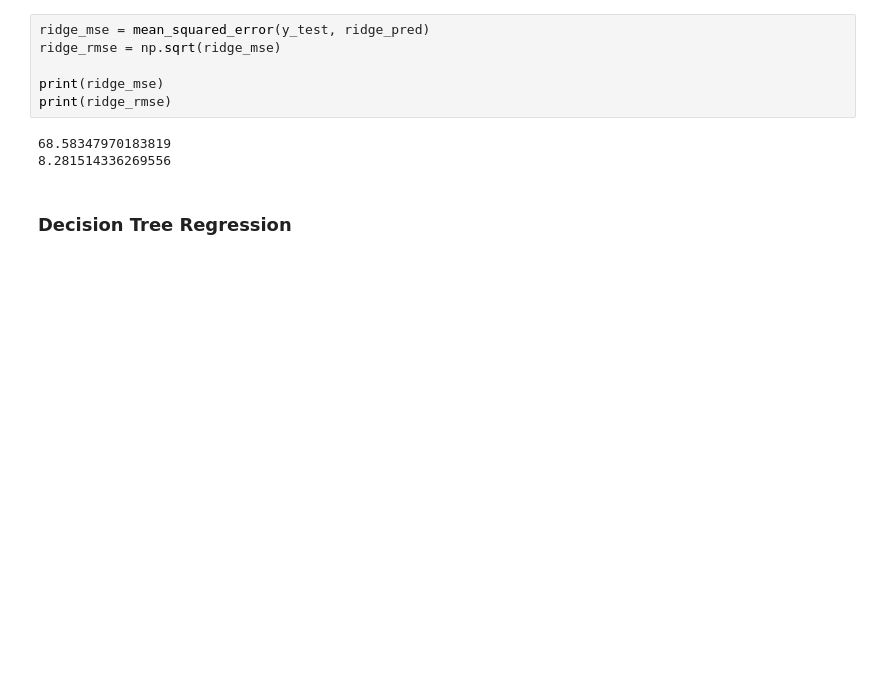
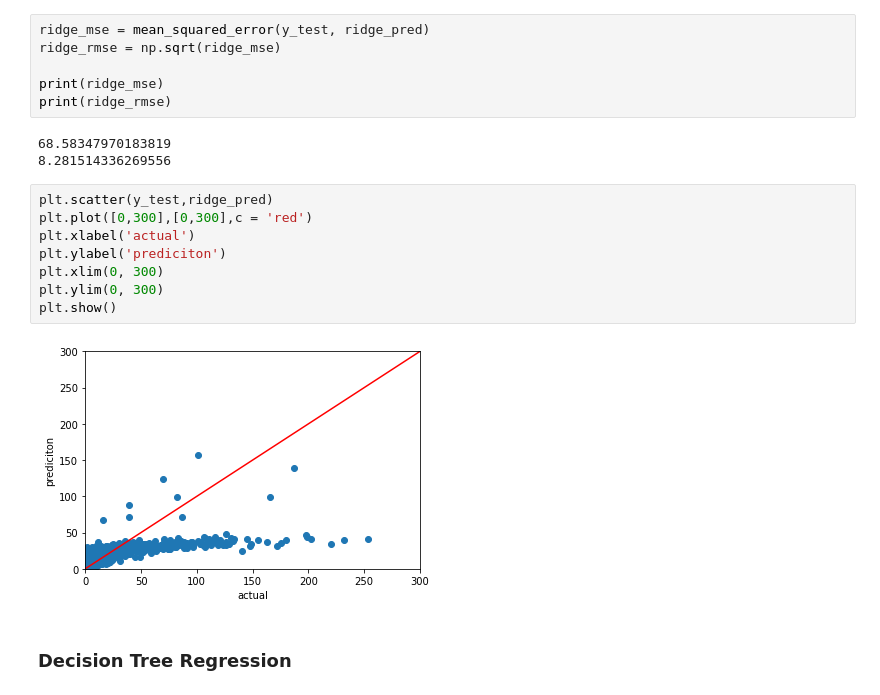
Before and after one commit to emilybocim/springboard, a Jupyter notebook: Capstone Two/Asteroid_Modeling_Tests.ipynb, the cells around one changed output. Saved outputs shown, nothing was run; the diff lists cells and outputs as text; blank space fills up the shorter version.

```diff
--- a/Capstone Two/Asteroid_Modeling_Tests.ipynb
+++ b/Capstone Two/Asteroid_Modeling_Tests.ipynb
@@ -173,6 +183,16 @@ print(ridge_rmse)
 # %% [output]
 68.58347970183819
 8.281514336269556
+# %%
+plt.scatter(y_test,ridge_pred)
+plt.plot([0,300],[0,300],c = 'red')
+plt.xlabel('actual')
+plt.ylabel('prediciton')
+plt.xlim(0, 300)
+plt.ylim(0, 300)
+plt.show()
+# %% [output]
+[figure, added]
 # %% [markdown]
 ### Decision Tree Regression
 # %%
```
Also changed, not shown: parts of 20 cells of this notebook.
